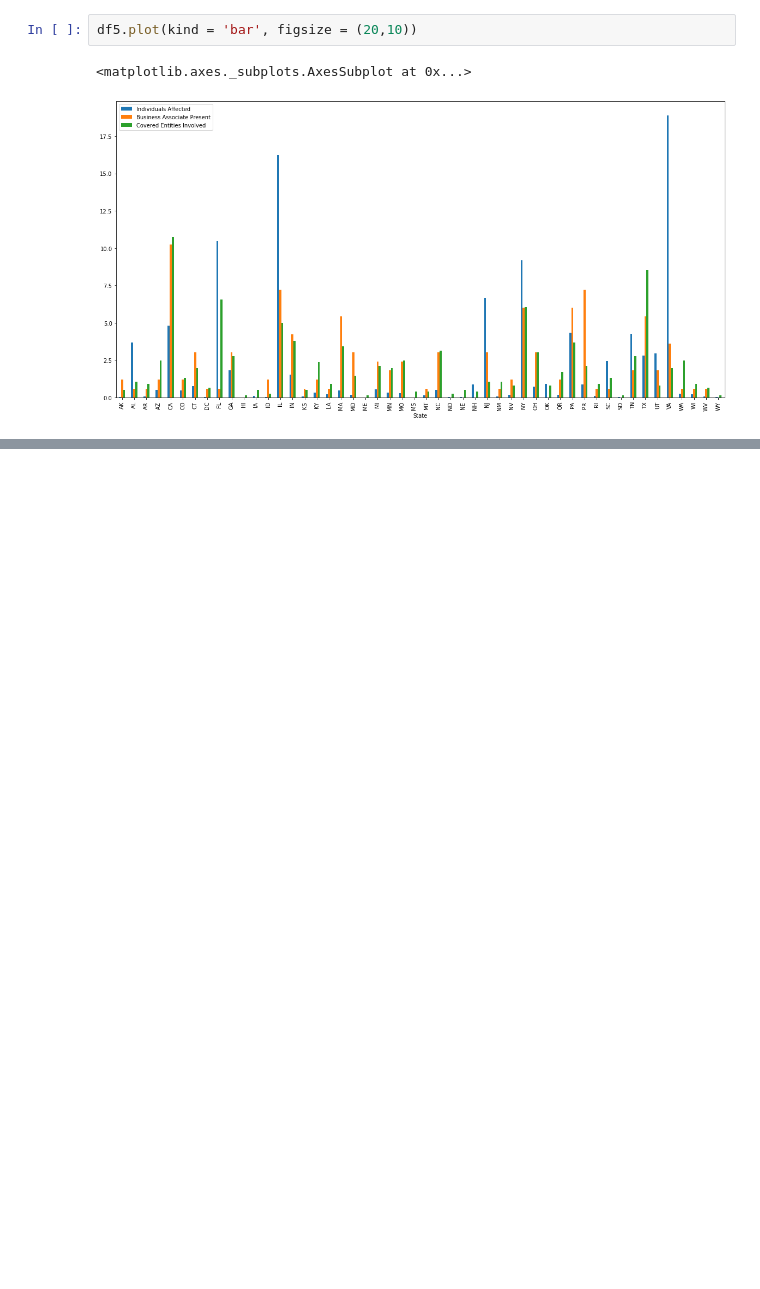
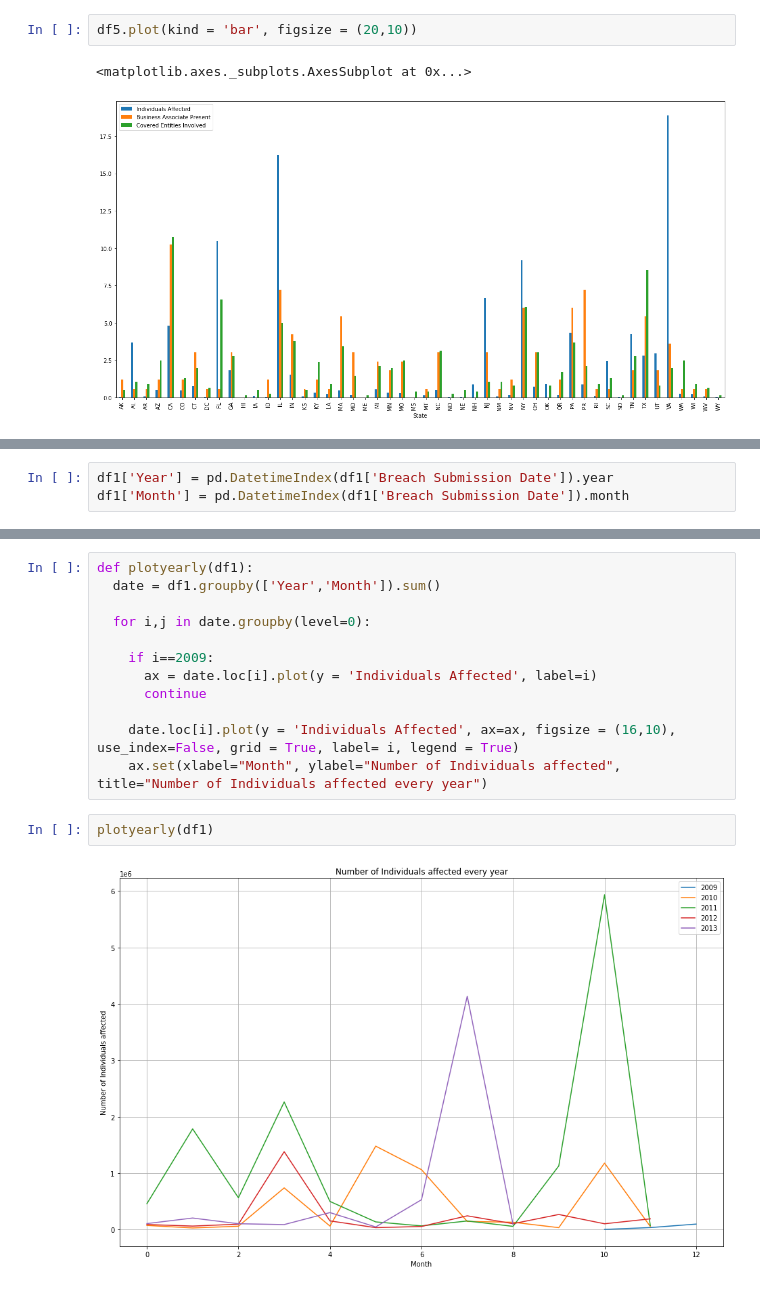
Before and after one commit to noelthomas28/2022Fall_projects, a Jupyter notebook: IS597PR_Final_Project.ipynb, the cells around one changed output, grey strips where cells are left out. Saved outputs shown, nothing was run; the diff lists cells and outputs as text; blank space fills up the shorter version.

```diff
--- a/IS597PR_Final_Project.ipynb
+++ b/IS597PR_Final_Project.ipynb
@@ -337,0 +448,3 @@ df5.plot(kind = 'bar', figsize = (20,10))
+# %%
+df1['Year'] = pd.DatetimeIndex(df1['Breach Submission Date']).year
+df1['Month'] = pd.DatetimeIndex(df1['Breach Submission Date']).month
@@ -337,0 +460,16 @@ df5.plot(kind = 'bar', figsize = (20,10))
+# %%
+def plotyearly(df1):
+  date = df1.groupby(['Year','Month']).sum()
+
+  for i,j in date.groupby(level=0):
+
+    if i==2009:
+      ax = date.loc[i].plot(y = 'Individuals Affected', label=i)
+      continue
+
+    date.loc[i].plot(y = 'Individuals Affected', ax=ax, figsize = (16,10), use_index=False, grid = True, label= i, legend = True)
+    ax.set(xlabel="Month", ylabel="Number of Individuals affected", title="Number of Individuals affected every year")
+# %%
+plotyearly(df1)
+# %% [output]
+[figure, added]
```
Also changed, not shown: parts of 18 cells of this notebook, 1 other file.
